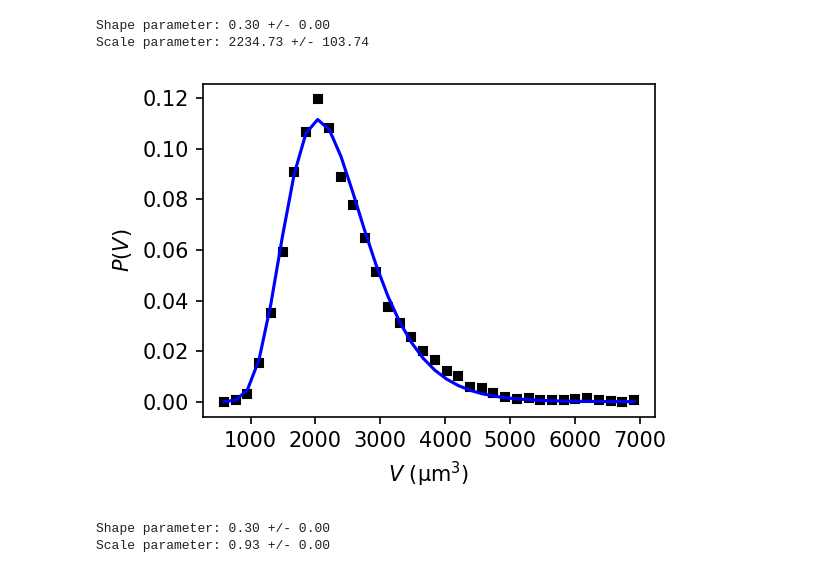
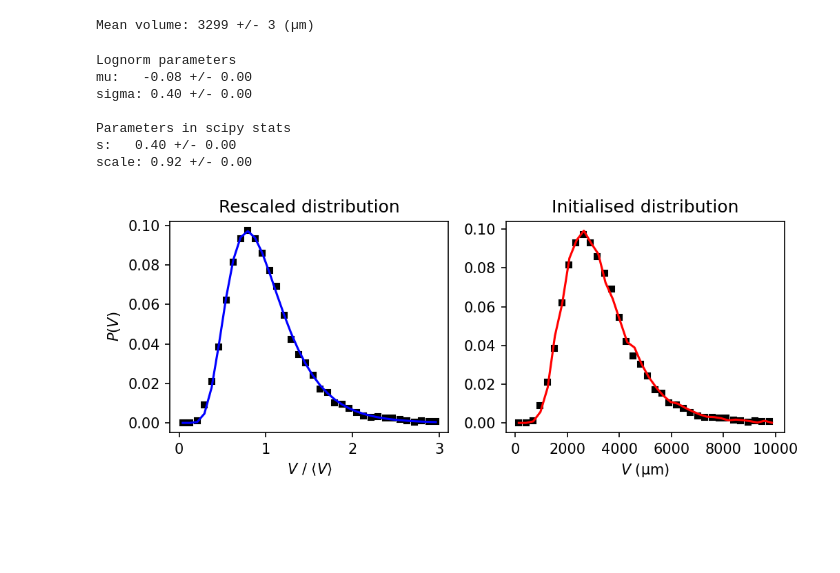
Before and after one commit to siljabl/VertexModel, a Jupyter notebook: scripts/notebooks/volume_distribution.ipynb, the cells around one changed output. Drawn from its saved outputs; the diff is of its cells as text; code cells hidden in the pictures; blank space fills up the shorter version.

Commit message:
added fit with mu and sigma, added rsv()

```diff
--- a/scripts/notebooks/volume_distribution.ipynb
+++ b/scripts/notebooks/volume_distribution.ipynb
@@ -23,8 +25,8 @@ def lognorm_distribution(x, a, scale):
 # %%
 # Set parameters
 cell_density = 1900     # cells/mm²
-Vmin = 500              # µm³
-Vmax = 7000             # µm³
+Vmin = 0              # µm³
+Vmax = 3             # µm³
 
 density_binsize = 200   # cells/mm²
 # %%
@@ -53,37 +57,73 @@ State loaded from ../../../../hdd_data/silja/VertexModel_data/experimental/proce
 # Compute experimental volumes
 tmp_dist = []
 for cellprop, mask in zip(cellprops, masks):
-    tmp_dist.append((cellprop.A[mask] * cellprop.h[mask]).ravel())
+    tmp_arr  = cellprop.A[mask] * cellprop.h[mask]
+    tmp_dist.append(tmp_arr.ravel())
 
 tmp_dist = np.ma.concatenate(tmp_dist)
-
+V_mean   = np.ma.mean(tmp_dist)
+print(f"Mean volume: {V_mean:0.0f} +/- {np.ma.std(tmp_dist) / np.sqrt(len(tmp_dist)):0.0f} (µm)")
 
 # Extract distribution
-V_exp, freq_exp, _ = hist_to_curve(tmp_dist, 36, hist_range=[Vmin, Vmax])
+V_exp, freq_exp, _ = hist_to_curve(tmp_dist / V_mean, 36, hist_range=[Vmin, Vmax])
 
 # Normalise experimental distribution
 freq_exp = freq_exp / np.ma.sum(freq_exp)
+# %% [output]
+Mean volume: 3299 +/- 3 (µm)
 # %%
 # Fit lognormal distribution to experimental data
-params, popt = curve_fit(lognorm_distribution, V_exp, freq_exp, p0=[1, np.mean(tmp_dist)])
-lognorm      = lognorm_distribution(V_exp, *params)
+params, popt = curve_fit(lognorm_distribution, V_exp, freq_exp, p0=[0, 0.4])
 
-print(f"Shape parameter: {params[0]:0.2f} +/- {popt[0,0]:0.2f}")
-print(f"Scale parameter: {params[1]:0.2f} +/- {popt[1,1]:0.2f}")
+print(f"Lognorm parameters")
+print(f"mu:   {params[0]:0.2f} +/- {popt[0,0]:0.2f}")
+print(f"sigma: {params[1]:0.2f} +/- {popt[1,1]:0.2f}")
+
+params, popt = curve_fit(lognorm_scipy, V_exp, freq_exp, p0=[1, np.mean(tmp_dist)])
+
+print(f"\nParameters in scipy stats")
+print(f"s:   {params[0]:0.2f} +/- {popt[0,0]:0.2f}")
+print(f"scale: {params[1]:0.2f} +/- {popt[1,1]:0.2f}")
 # %% [output]
-Shape parameter: 0.30 +/- 0.00
-Scale parameter: 2234.73 +/- 103.74
+Lognorm parameters
+mu:   -0.08 +/- 0.00
+sigma: 0.40 +/- 0.00
+
+Parameters in scipy stats
+s:   0.40 +/- 0.00
+scale: 0.92 +/- 0.00
+# %%
+# Draw from fited distributiom
+N = 10000
+
+dist = V_mean * sc.stats.lognorm(params[0], scale=params[1]).rvs(N)
+
+# Extract distribution
+V_sim, freq_sim, _ = hist_to_curve(dist, 36, hist_range=[0, 1e4])
+
+# Normalise experimental distribution
+freq_sim = freq_sim / np.ma.sum(freq_sim)
 # %%
 # Plot distributions
-plt.figure(figsize=(4,3), dpi=150)
+plt.figure(figsize=(7,3), dpi=150)
 
+plt.subplot(121)
 plt.plot(V_exp, freq_exp, 'ks', ms=4)
-plt.plot(V_exp, lognorm,  'b-')
+plt.plot(V_exp,  lognorm_scipy(V_exp, *params),  'b-')
 
-plt.xlabel(r"$V$ (µm$^3$)")
+plt.title("Rescaled distribution")
+plt.xlabel(r"$V~/~\langle V \rangle$")
 plt.ylabel(r"$P(V)$")
+
+plt.subplot(122)
+plt.plot(V_exp*V_mean, freq_exp, 'ks', ms=4)
+plt.plot(V_sim, freq_sim, 'r-', ms=4)
+
+
+plt.title("Initialised distribution")
+plt.xlabel(r"$V$ (µm)")
 plt.tight_layout()
 
 # plt.savefig("results/tmp/initial_volume_distribution.png", dpi=300)
 # %% [output]
-[figure, old version]
+[figure, new version]
@@ -108,10 +129,0 @@ Vstd_exp = Vstd_exp / np.ma.mean(tmp_dist)
-# %%
-# Fit lognormal distribution to experimental data
-params, popt = curve_fit(lognorm_distribution, Vstd_exp, freq_exp, p0=[1, np.mean(tmp_std) / np.mean(tmp_dist)])
-lognorm      = lognorm_distribution(Vstd_exp, *params)
-
-print(f"Shape parameter: {params[0]:0.2f} +/- {popt[0,0]:0.2f}")
-print(f"Scale parameter: {params[1]:0.2f} +/- {popt[1,1]:0.2f}")
-# %% [output]
-Shape parameter: 0.30 +/- 0.00
-Scale parameter: 0.93 +/- 0.00
```
Also changed, not shown: parts of 5 cells of this notebook.
